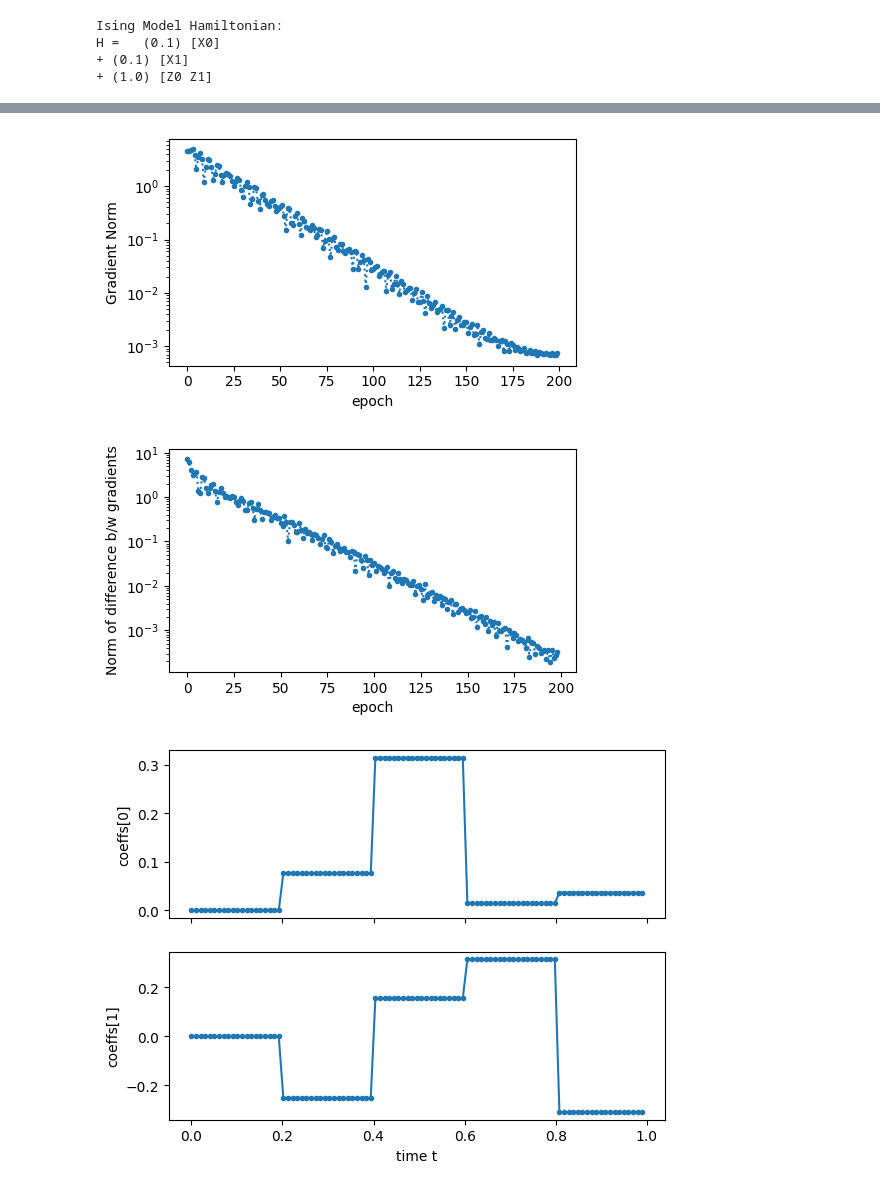
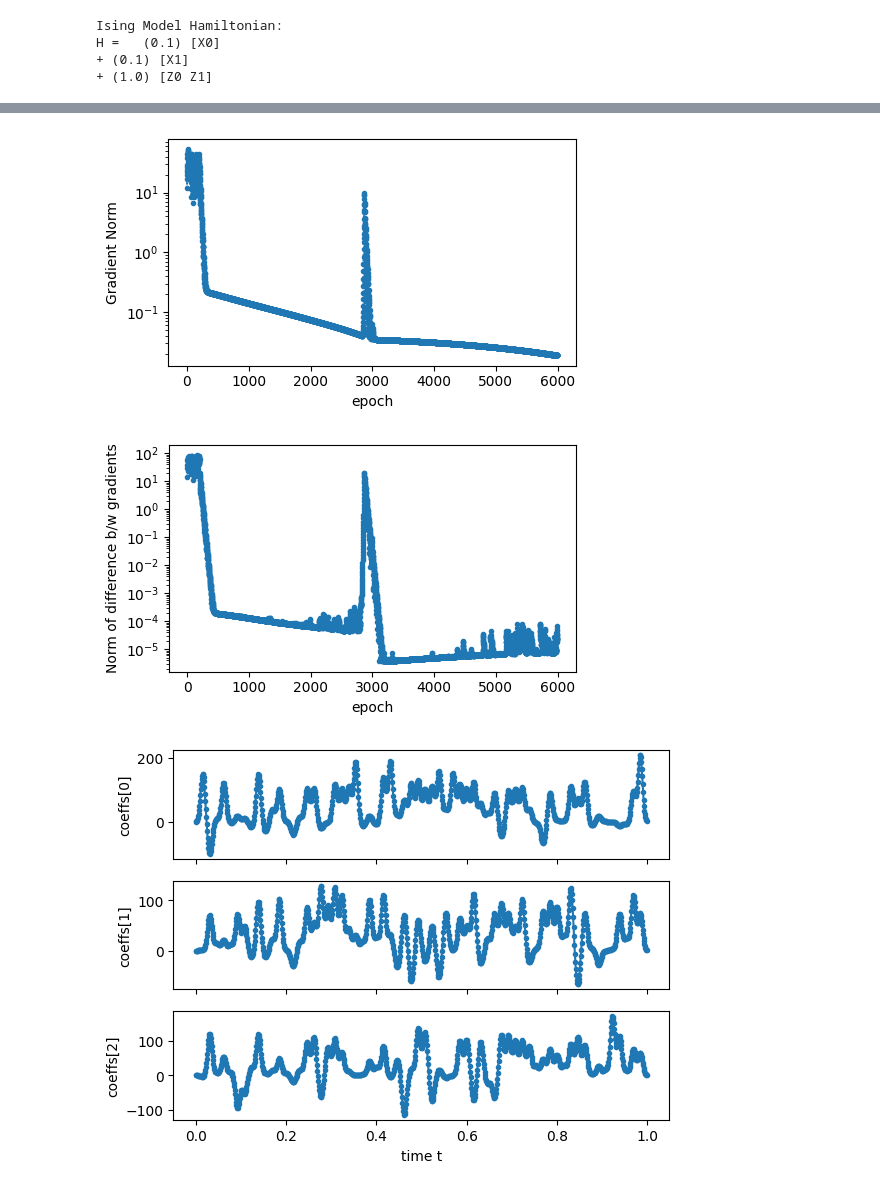
Before and after one commit to jorgegponce/perceptron-loss-landscapes, a Jupyter notebook: Frobenius Norm Landscapes/frobenius_norm_landscape.ipynb, the cells around one changed output, grey strips where cells are left out. Saved outputs shown, nothing was run; the diff lists cells and outputs as text; code cells hidden in the pictures.

Commit message:
implements frobenius norm .py script

```diff
--- a/Frobenius Norm Landscapes/frobenius_norm_landscape.ipynb
+++ b/Frobenius Norm Landscapes/frobenius_norm_landscape.ipynb
@@ -27,14 +27,14 @@ jax.config.update("jax_platform_name", "cpu")
 # %%
 # setting up the problem
 perceptron_qubits = 2
-pulse_basis = 4
+pulse_basis = 16
 ts = jnp.array([1.0])
 t = 1
 
 dev = qml.device("default.qubit.jax", wires = perceptron_qubits)
 
 
-perceptron =NativePerceptron(perceptron_qubits, pulse_basis, basis='pwc', pulse_width=0.05, native_coupling=1)
+perceptron =NativePerceptron(perceptron_qubits, pulse_basis, basis='gaussian', pulse_width=0.005, native_coupling=1)
 
 H =  perceptron.H
 
@@ -79,7 +88,7 @@ Array([0.33431115, 0.93037521, 0.30143386, 0.58823355, 0.37891962,
 # getting the loss_function
 # loss = get_loss_function(perceptron, ts, H_obj, dev)
 
-param_vector = perceptron.get_random_parameter_vector(78680)
+param_vector = perceptron.get_random_parameter_vector(534)
 
 print(f'Initial parameters: {param_vector}')
 
@@ -114,17 +133,21 @@ plt.show()
 # %%
 from datetime import datetime
 
-n_epochs = 200
-param_vector = perceptron.get_random_parameter_vector(8098)
+n_epochs = 6000
+param_vector = perceptron.get_random_parameter_vector(534)
 
 
 # The following block creates a constant schedule of the learning rate
 # that increases from 0.1 to 0.5 after 10 epochs
-# schedule0 = optax.constant_schedule(1)
-# schedule1 = optax.constant_schedule(0.1)
-# schedule = optax.join_schedules([schedule0, schedule1], [50])
-# optimizer = optax.adam(learning_rate=schedule)
-optimizer = optax.adam(learning_rate=0.5)
+schedule0 = optax.constant_schedule(0.1)
+schedule1 = optax.constant_schedule(0.01)
+schedule2 = optax.constant_schedule(0.001)
+schedule = optax.join_schedules([schedule0, schedule1, schedule2], [200, 3000])
+
+optimizer = optax.adam(learning_rate=schedule)
+
+# optimizer = optax.adam(learning_rate=0.5)
+# optimizer = optax.adabelief(0.1)
 opt_state = optimizer.init(param_vector)
 
 energies = np.zeros(n_epochs )
@@ -134,10 +157,10 @@ mean_gradients = np.zeros(n_epochs)
 gradients_trajectory = []
 param_trajectory = []
 
-## Compile the evaluation and gradient function and report compilation time
-time0 = time()
-_ = value_and_grad(param_vector)
-time1 = time()
+# ## Compile the evaluation and gradient function and report compilation time
+# time0 = time()
+# _ = value_and_grad(param_vector)
+# time1 = time()
 
 # print(f"grad and val compilation time: {time1 - time0}")
 
@@ -162,10 +185,6 @@ for n in range(n_epochs):
             print(f'    difference of gradients: {jnp.linalg.norm(grads-gradients_trajectory[-2])}')
 
 
-    # if jnp.linalg.norm(gradients_trajectory[n-1] - mean_gradients[n]) < 1e-3:
-
-    #     break
-
 
 print(f"Optimal Frobenius Norm Found: {energies[-1]}")
 # %% [output]
@@ -235,7 +255,7 @@ ax.set_xlabel("epoch")
 plt.tight_layout()
 plt.show()
 # %% [output]
-[figure, old version]
+[figure, new version]
 # %%
 fig, ax = plt.subplots(nrows=1, figsize=(5, 3), sharex=True)
 
@@ -252,21 +272,21 @@ ax.set_xlabel("epoch")
 plt.tight_layout()
 plt.show()
 # %% [output]
-[figure, old version]
+[figure, new version]
 # %%
-ts = jnp.linspace(0.0, 1, 100)[:-1]
+ts = jnp.linspace(0.0, 1, 1000)[:-1]
 
 param_list = perceptron.vector_to_hamiltonian_parameters(param_vector)
 
 fig, axs = plt.subplots(nrows=perceptron_qubits, sharex=True)
 for i in range(perceptron_qubits):
     ax = axs[i]
     ax.plot(ts, perceptron.control_fields[i](param_list[i+perceptron_qubits-1], ts), ".-")
     ax.set_ylabel(f"coeffs[{i}]")
 ax.set_xlabel("time t")
 plt.show()
 # %% [output]
-[figure, old version]
+[figure, new version]
 # %%
 # Calculating the Final Hessian
 
```
Also changed, not shown: parts of 9 cells of this notebook, 3 other files.
